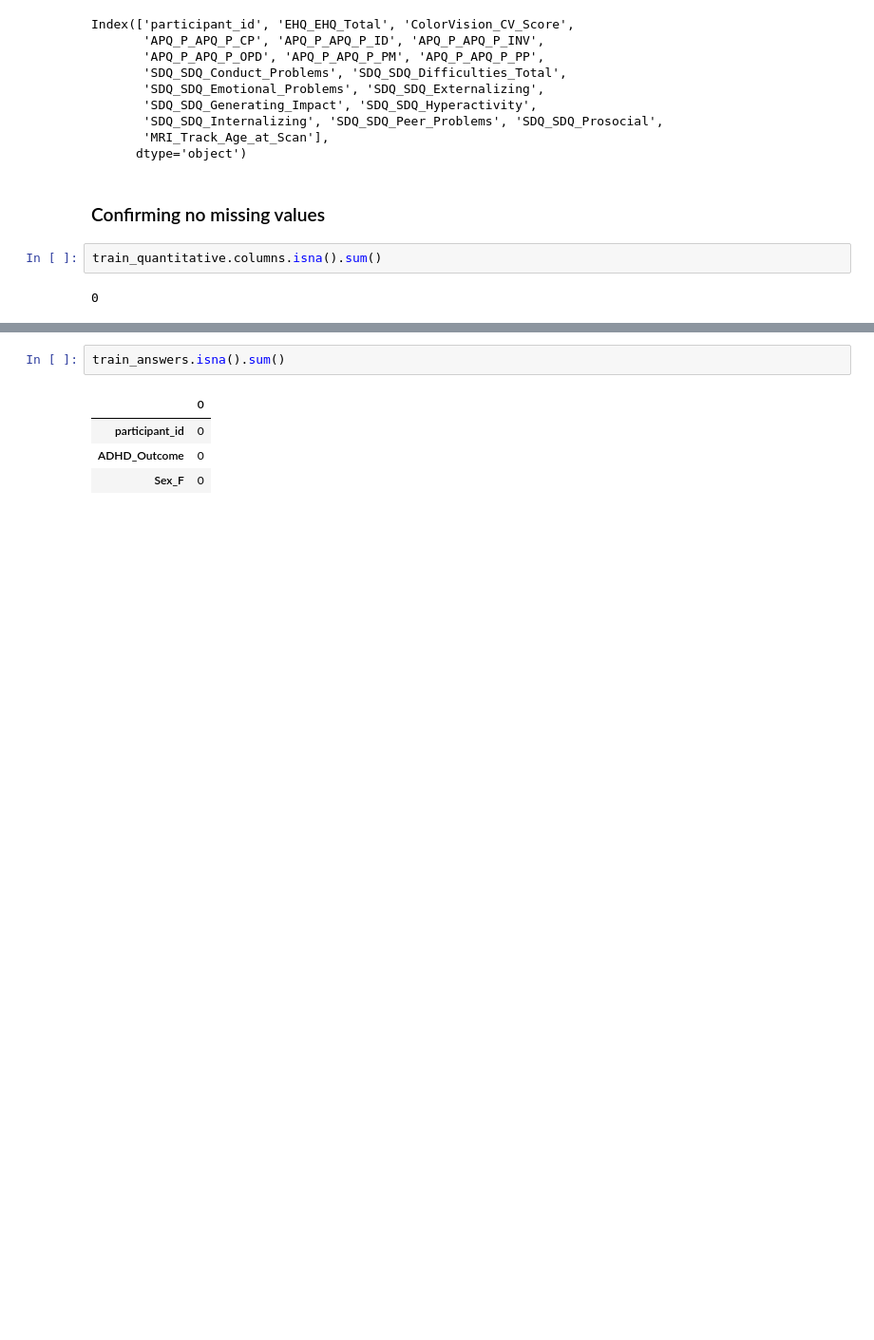
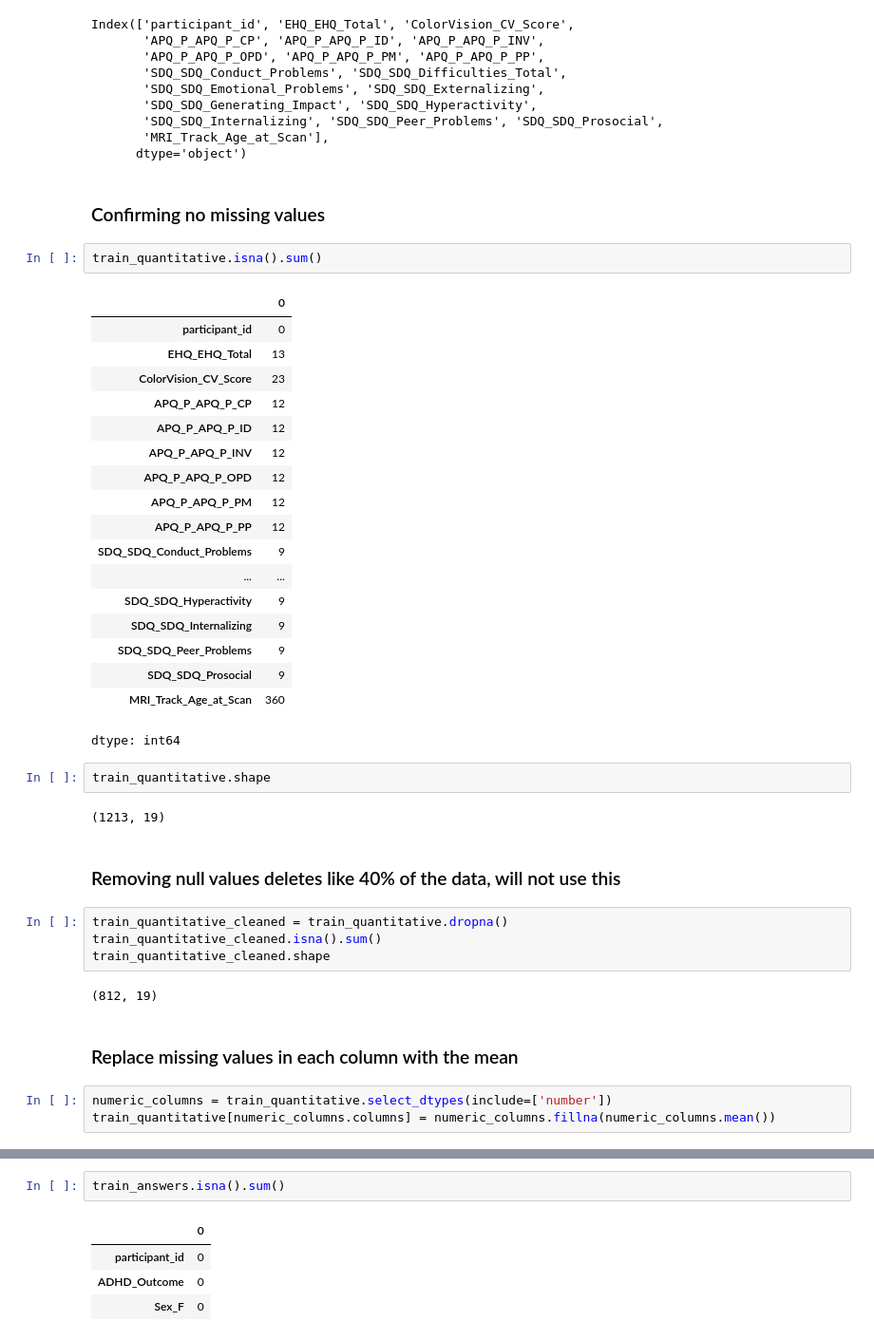
Before and after one commit to WiDS-Datathon-2025-Team-Synapse/widsdatathon, a Jupyter notebook: WiDS_QuantitativeData.ipynb, the cells around one changed output, grey strips where cells are left out. Shown at 95% size. Cells and saved outputs as stored; diff of their text form; blank space fills up the shorter version.

```diff
--- a/WiDS_QuantitativeData.ipynb
+++ b/WiDS_QuantitativeData.ipynb
@@ -123,6 +113,40 @@ Index(['participant_id', 'EHQ_EHQ_Total', 'ColorVision_CV_Score',
 # %% [markdown]
 <h3> Confirming no missing values </h3>
 # %%
-train_quantitative.columns.isna().sum()
+train_quantitative.isna().sum()
 # %% [output]
+|  | 0 |
+| participant_id | 0 |
+| EHQ_EHQ_Total | 13 |
+| ColorVision_CV_Score | 23 |
+| APQ_P_APQ_P_CP | 12 |
+| APQ_P_APQ_P_ID | 12 |
+| APQ_P_APQ_P_INV | 12 |
+| APQ_P_APQ_P_OPD | 12 |
+| APQ_P_APQ_P_PM | 12 |
+| APQ_P_APQ_P_PP | 12 |
+| SDQ_SDQ_Conduct_Problems | 9 |
+| ... | ... |
+| SDQ_SDQ_Hyperactivity | 9 |
+| SDQ_SDQ_Internalizing | 9 |
+| SDQ_SDQ_Peer_Problems | 9 |
+| SDQ_SDQ_Prosocial | 9 |
+| MRI_Track_Age_at_Scan | 360 |
-0
+dtype: int64
+# %%
+train_quantitative.shape
+# %% [output]
+(1213, 19)
+# %% [markdown]
+<h3> Removing null values deletes like 40% of the data, will not use this
+# %%
+train_quantitative_cleaned = train_quantitative.dropna()
+train_quantitative_cleaned.isna().sum()
+train_quantitative_cleaned.shape
+# %% [output]
+(812, 19)
+# %% [markdown]
+<h3> Replace missing values in each column with the mean
+# %%
+numeric_columns = train_quantitative.select_dtypes(include=['number'])
+train_quantitative[numeric_columns.columns] = numeric_columns.fillna(numeric_columns.mean())
```
Also changed, not shown: parts of 67 cells of this notebook.
